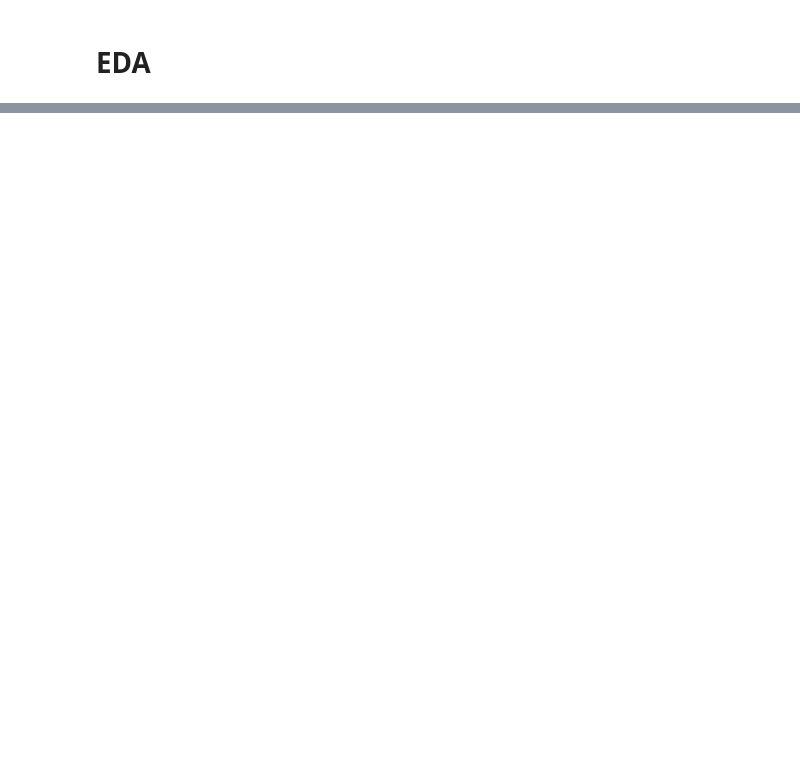
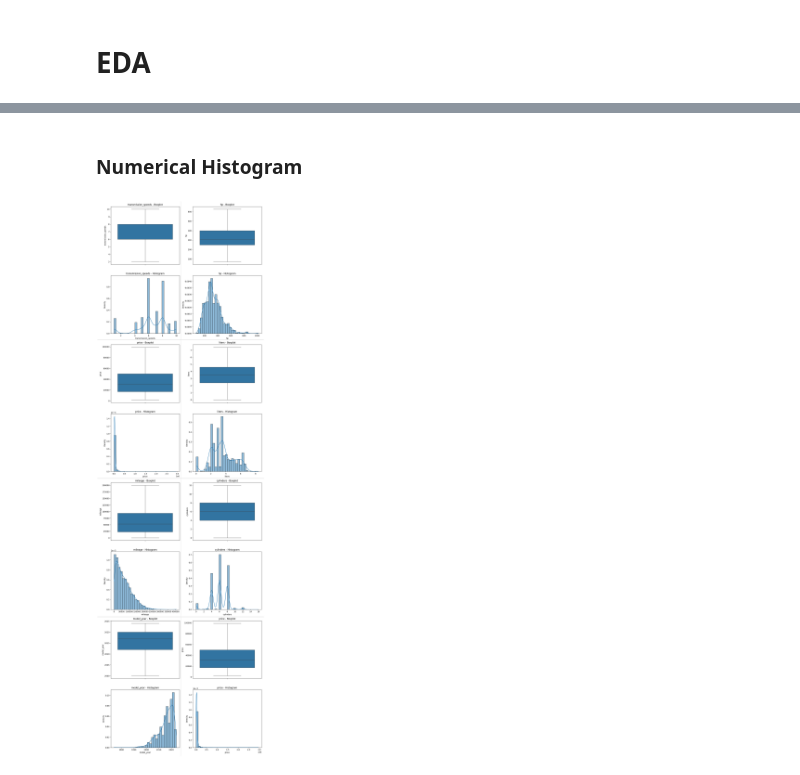
Before and after one commit to DigimonFrankie/Projects, a Jupyter notebook: Used Car Price Prediction: Predictive Modeling with Real-World Data/EDA.ipynb, the cells around one changed output, grey strips where cells are left out. Cells and saved outputs as stored; diff of their text form; code cells hidden in the pictures; blank space fills up the shorter version.

Commit message:
Adding EDA to notebook - numerical histgram, categorical bar plot and correlation matrix

```diff
--- a/Used Car Price Prediction: Predictive Modeling with Real-World Data/EDA.ipynb
+++ b/Used Car Price Prediction: Predictive Modeling with Real-World Data/EDA.ipynb
@@ -89,0 +80,5 @@ memory usage: 563.9+ KB
+# %%
+df_eda = df_new[['brand', 'model', 'model_year', 'mileage', 'fuel_type',
+                'clean_title','transmission_type', 'transmission_speeds',
+                'hp', 'liters','cylinders', 'ext_color_std', 'int_col_std',
+                'accident_reported', 'price']]
@@ -89,0 +94,10 @@ memory usage: 563.9+ KB
+# %% [markdown]
+### Numerical Histogram
+# %%
+cat_cols = ['brand', 'model', 'fuel_type', 'clean_title','transmission_type','ext_color_std', 'int_col_std', 'accident_reported']
+target = 'price'
+
+numericaleda = NumericalEDA(df_eda, cat_cols=cat_cols, target_col=target)
+numericaleda.plot_box_and_hist_per_feature()
+# %% [output]
+[figure, added]
```
Also changed, not shown: parts of 16 cells of this notebook, 3 other files.
